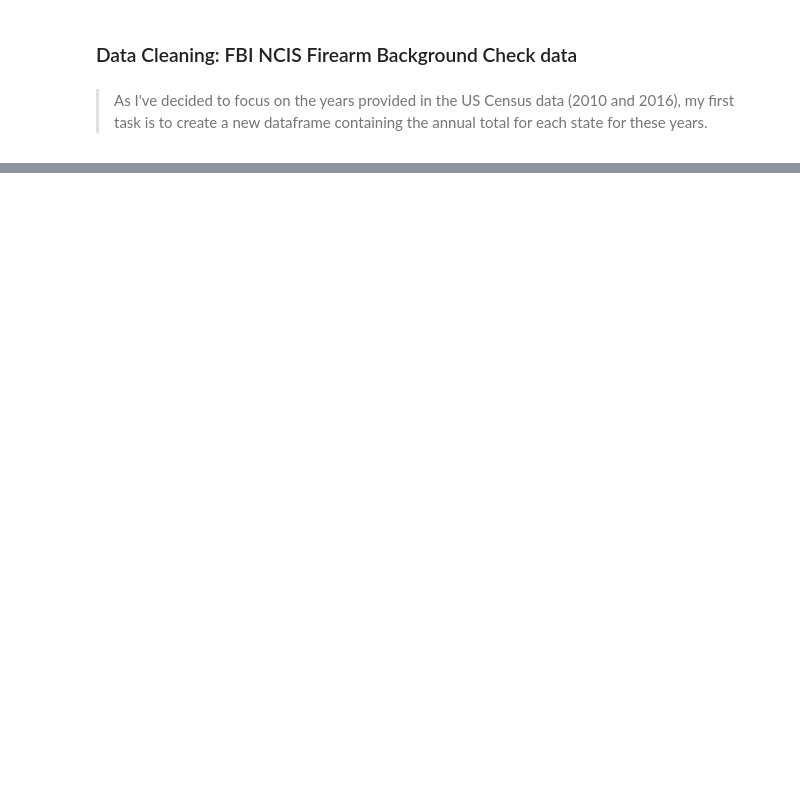
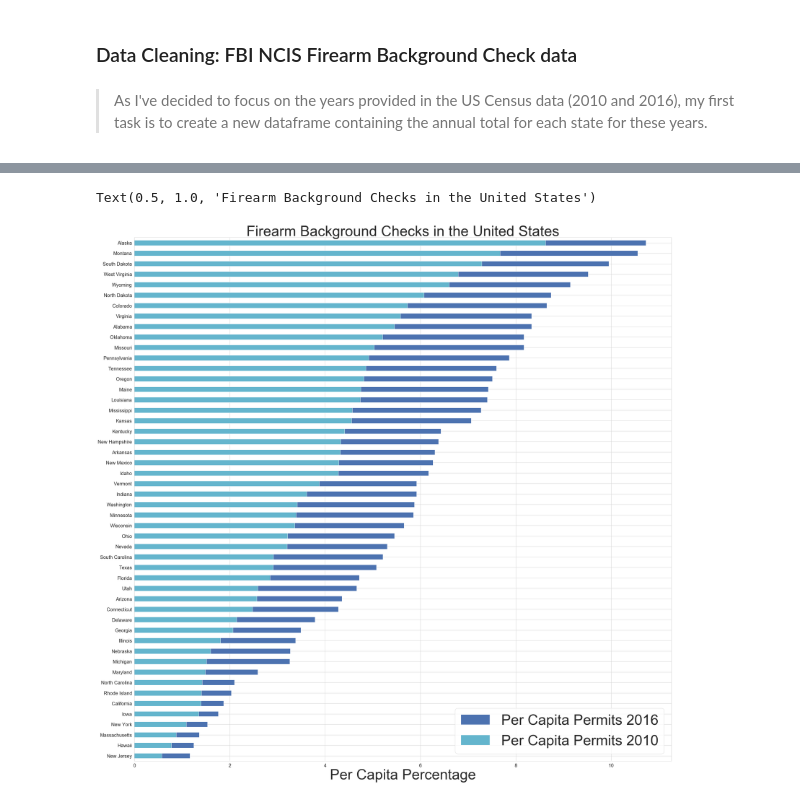
Before and after one commit to lanapalmer/FBI_Gun_Data_Analysis, a Jupyter notebook: FBI_Gun_Data_Analysis.ipynb, the cells around one changed output, grey strips where cells are left out. Cells and saved outputs as stored; diff of their text form; code cells hidden in the pictures; blank space fills up the shorter version.

```diff
--- a/FBI_Gun_Data_Analysis.ipynb
+++ b/FBI_Gun_Data_Analysis.ipynb
@@ -278,0 +877,18 @@ df2.head(100)
+# %%
+#Creating Per Capita 2016 Column
+df3.insert(2, "Per Capita Permits 2016", 0)
+
+#Creating Per Capita 2010 Column
+df3.insert(5, "Per Capita Permits 2010", 0)
+
+#Creating Per Capita Growth Rate Column
+df3.insert(6, "Per Capita Permit Growth Rate", 0)
+# %%
+# Calculating gun permit checks per capita in 2016
+df3['Per Capita Permits 2016'] = df3['Total Permits 2016'].divide(df3['Population estimates, July 1, 2016']) * 100
+# %%
+# Calculating gun permit checks per capita in 2010
+df3['Per Capita Permits 2010'] = df3['Total Permits 2010'].divide(df3['Population, Census, April 1, 2010']) * 100
+# %%
+#Showing per capita gun permit checks growth rate, as a percentage
+df3['Per Capita Permit Growth Rate'] = ((df3['Total Permits 2016'] - df3['Total Permits 2010']) / df3['Total Permits 2010']) * 100
@@ -278,0 +965,20 @@ df2.head(100)
+# %%
+#Plotting per capita background checks in ascending order
+f, ax = plt.subplots(figsize=(40, 40))
+sns.set(style="whitegrid")
+
+matplotlib.rc('xtick', labelsize=20)
+matplotlib.rc('ytick', labelsize=20)
+
+per_capita_2016 = df3.loc[:,'Per Capita Permits 2016'].sort_values(ascending=True,)
+per_capita_2010 = df3.loc[:,'Per Capita Permits 2010'].sort_values(ascending=True,)
+per_capita_2016.plot(kind='barh', color='b')
+per_capita_2010.plot(kind='barh', color = 'c')
+
+plt.legend(prop={'size': 60})
+
+ax.set_xlabel('Per Capita Percentage', fontsize=60)
+ax.set_title('Firearm Background Checks in the United States', fontsize=60)
+# %% [output]
+Text(0.5, 1.0, 'Firearm Background Checks in the United States')
+[figure, added]
```
Also changed, not shown: parts of 57 cells of this notebook.
